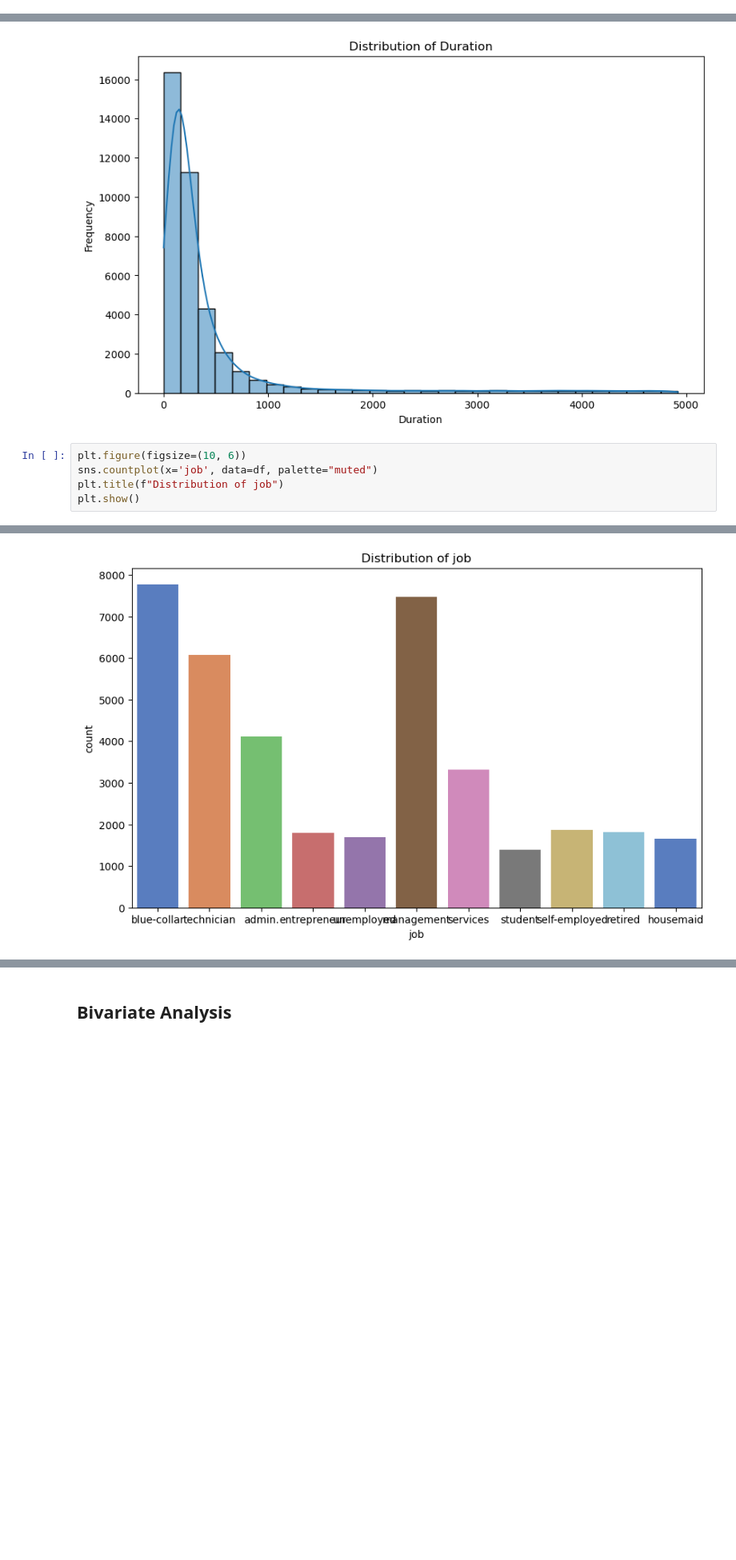
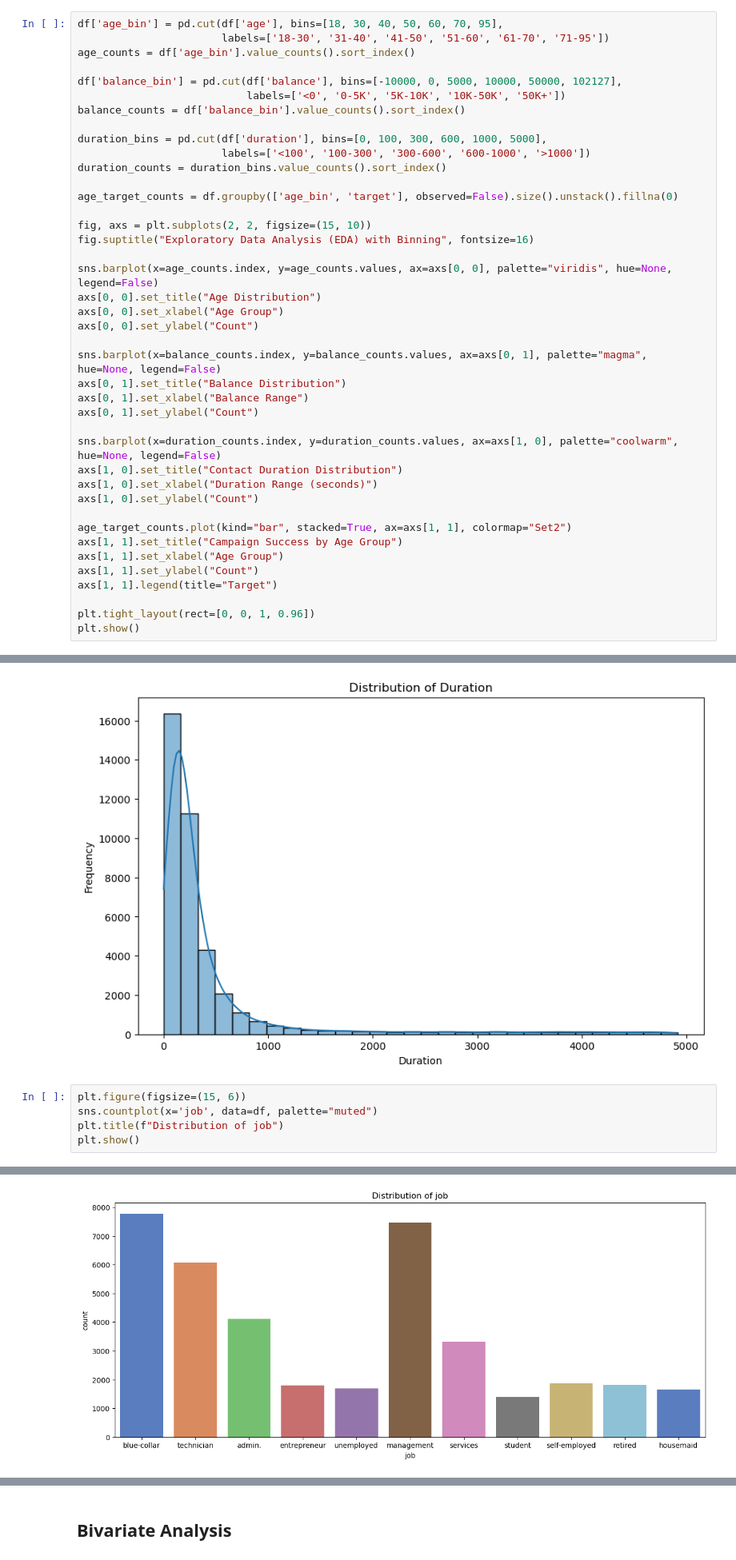
Before and after one commit to rzeta-10/TeleCallPredictor, a Jupyter notebook: EDA.ipynb, the cells around one changed output, grey strips where cells are left out. Shown at 80% size. Drawn from its saved outputs; the diff is of its cells as text; blank space fills up the shorter version.

```diff
--- a/EDA.ipynb
+++ b/EDA.ipynb
@@ -87,0 +118,41 @@ df['poutcome'] = df['poutcome'].replace('', 'unknown')
+# %%
+df['age_bin'] = pd.cut(df['age'], bins=[18, 30, 40, 50, 60, 70, 95],
+                       labels=['18-30', '31-40', '41-50', '51-60', '61-70', '71-95'])
+age_counts = df['age_bin'].value_counts().sort_index()
+
+df['balance_bin'] = pd.cut(df['balance'], bins=[-10000, 0, 5000, 10000, 50000, 102127],
+                           labels=['<0', '0-5K', '5K-10K', '10K-50K', '50K+'])
+balance_counts = df['balance_bin'].value_counts().sort_index()
+
+duration_bins = pd.cut(df['duration'], bins=[0, 100, 300, 600, 1000, 5000],
+                       labels=['<100', '100-300', '300-600', '600-1000', '>1000'])
+duration_counts = duration_bins.value_counts().sort_index()
+
+age_target_counts = df.groupby(['age_bin', 'target'], observed=False).size().unstack().fillna(0)
+
+fig, axs = plt.subplots(2, 2, figsize=(15, 10))
+fig.suptitle("Exploratory Data Analysis (EDA) with Binning", fontsize=16)
+
+sns.barplot(x=age_counts.index, y=age_counts.values, ax=axs[0, 0], palette="viridis", hue=None, legend=False)
+axs[0, 0].set_title("Age Distribution")
+axs[0, 0].set_xlabel("Age Group")
+axs[0, 0].set_ylabel("Count")
+
+sns.barplot(x=balance_counts.index, y=balance_counts.values, ax=axs[0, 1], palette="magma", hue=None, legend=False)
+axs[0, 1].set_title("Balance Distribution")
+axs[0, 1].set_xlabel("Balance Range")
+axs[0, 1].set_ylabel("Count")
+
+sns.barplot(x=duration_counts.index, y=duration_counts.values, ax=axs[1, 0], palette="coolwarm", hue=None, legend=False)
+axs[1, 0].set_title("Contact Duration Distribution")
+axs[1, 0].set_xlabel("Duration Range (seconds)")
+axs[1, 0].set_ylabel("Count")
+
+age_target_counts.plot(kind="bar", stacked=True, ax=axs[1, 1], colormap="Set2")
+axs[1, 1].set_title("Campaign Success by Age Group")
+axs[1, 1].set_xlabel("Age Group")
+axs[1, 1].set_ylabel("Count")
+axs[1, 1].legend(title="Target")
+
+plt.tight_layout(rect=[0, 0, 1, 0.96])
+plt.show()
@@ -115,7 +188,7 @@ plt.show()
 # %% [output]
 [figure]
 # %%
-plt.figure(figsize=(10, 6))
+plt.figure(figsize=(15, 6))
 sns.countplot(x='job', data=df, palette="muted")
 plt.title(f"Distribution of job")
 plt.show()
@@ -126,4 +196,4 @@ Passing `palette` without assigning `hue` is deprecated and will be removed in v
-[figure, old version]
+[figure, new version]
 # %%
 plt.figure(figsize=(10, 6))
 sns.countplot(x='education', data=df, palette="muted")
```
Also changed, not shown: parts of 26 cells of this notebook.
